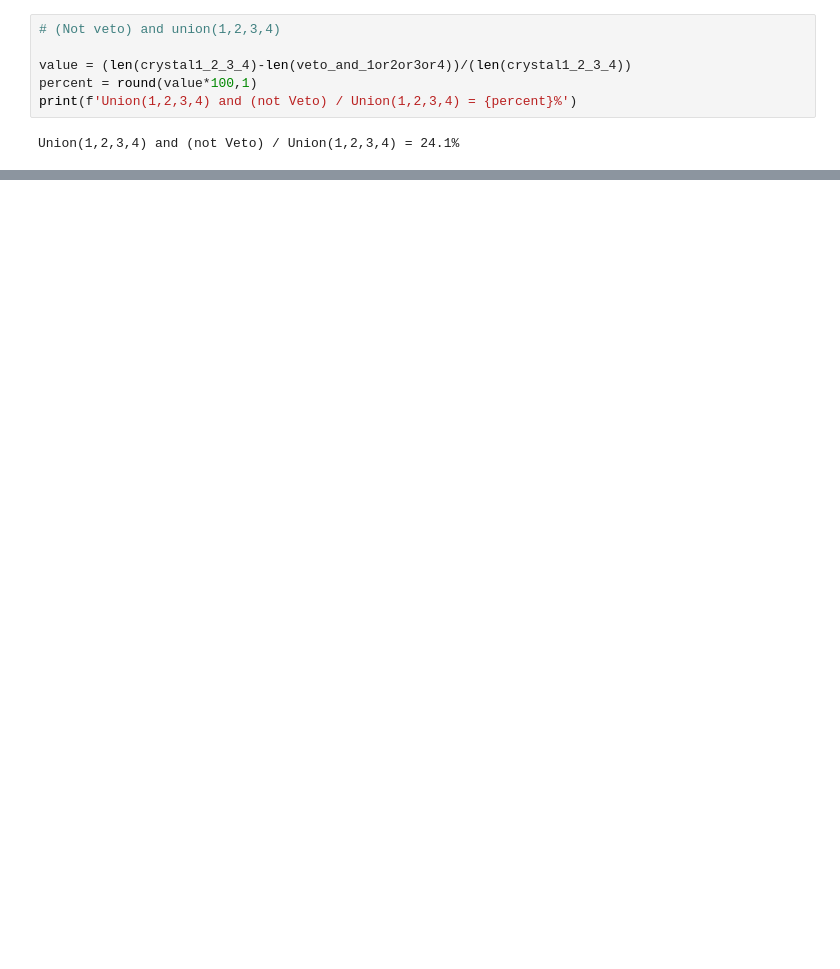
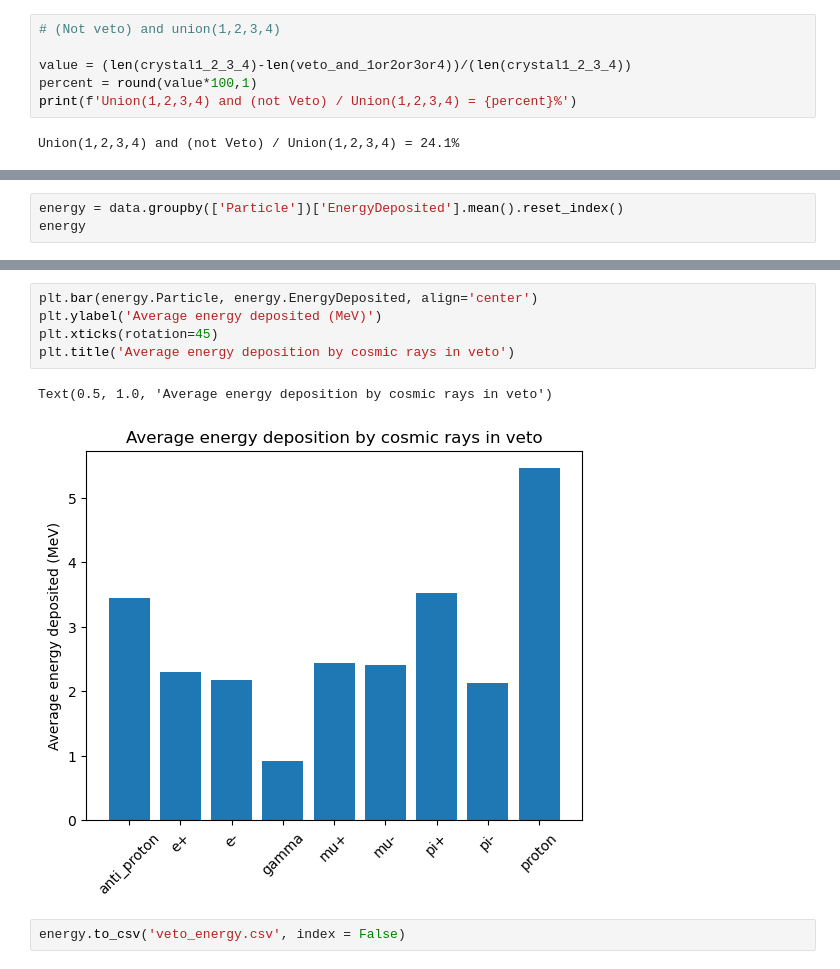
Before and after one commit to nyuad-astroparticle/tes-geant, a Jupyter notebook: analysis/analysis.ipynb, the cells around one changed output, grey strips where cells are left out. Saved outputs shown, nothing was run; the diff lists cells and outputs as text; blank space fills up the shorter version.

```diff
--- a/analysis/analysis.ipynb
+++ b/analysis/analysis.ipynb
@@ -199,0 +327,3 @@ Union(1,2,3,4) and (not Veto) / Union(1,2,3,4) = 24.1%
+# %%
+energy = data.groupby(['Particle'])['EnergyDeposited'].mean().reset_index()
+energy
@@ -199,0 +341,10 @@ Union(1,2,3,4) and (not Veto) / Union(1,2,3,4) = 24.1%
+# %%
+plt.bar(energy.Particle, energy.EnergyDeposited, align='center')
+plt.ylabel('Average energy deposited (MeV)')
+plt.xticks(rotation=45)
+plt.title('Average energy deposition by cosmic rays in veto')
+# %% [output]
+Text(0.5, 1.0, 'Average energy deposition by cosmic rays in veto')
+[figure, added]
+# %%
+energy.to_csv('veto_energy.csv', index = False)
```
Also changed, not shown: parts of 17 cells of this notebook, 4 other files.
